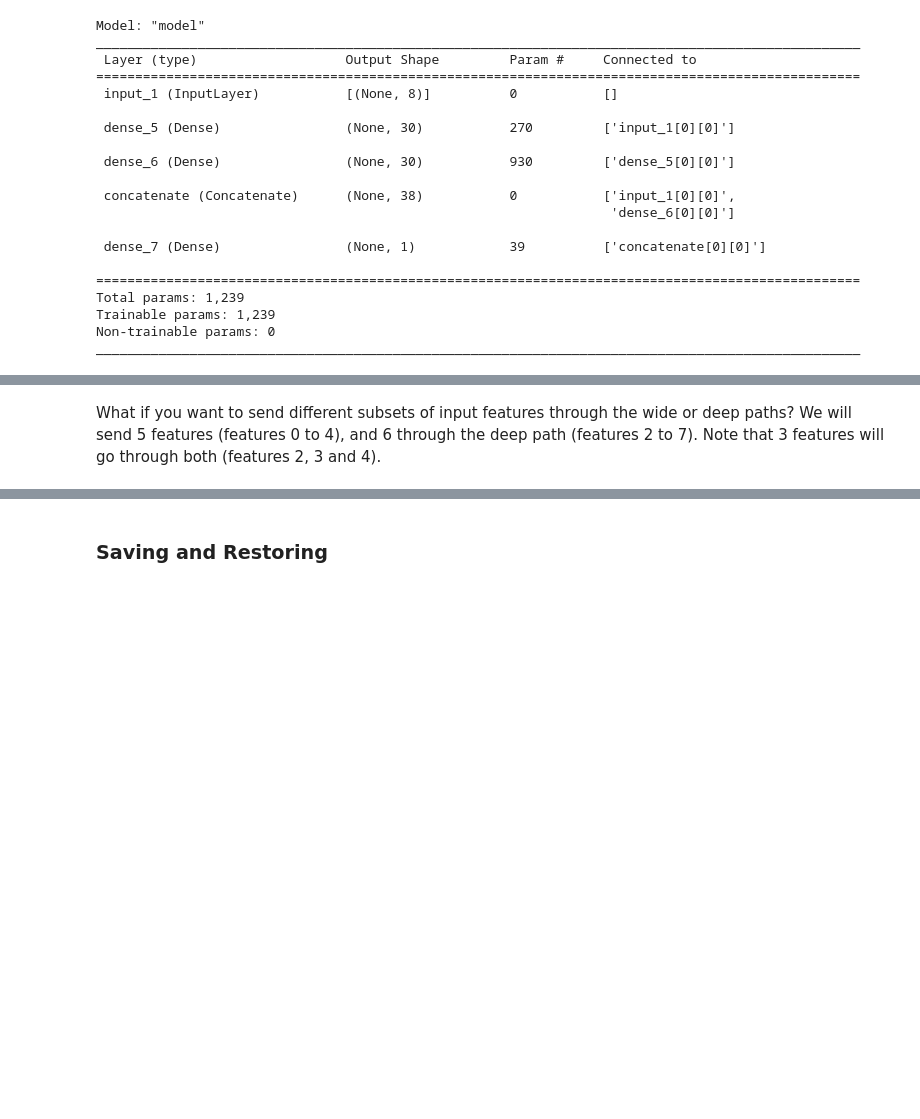
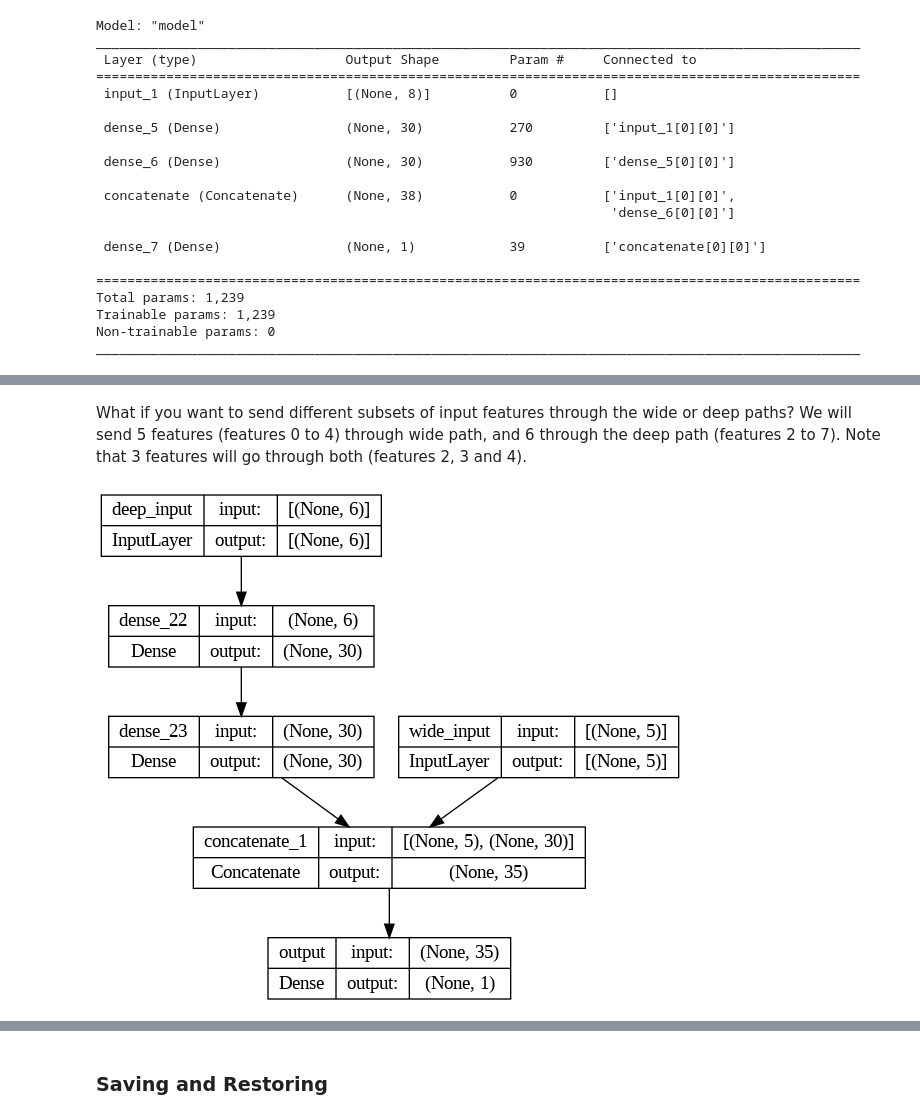
Before and after one commit to Snehashis111/AdvancedML, a Jupyter notebook: Deep_Learning_methods.ipynb, the cells around one changed output, grey strips where cells are left out. Saved outputs shown, nothing was run; the diff lists cells and outputs as text; code cells hidden in the pictures; blank space fills up the shorter version.

```diff
--- a/Deep_Learning_methods.ipynb
+++ b/Deep_Learning_methods.ipynb
@@ -716,5 +725,5 @@ Epoch 20/20
 # %% [markdown]
-What if you want to send different subsets of input features through the wide or deep paths? We will send 5 features (features 0 to 4), and 6 through the deep path (features 2 to 7). Note that 3 features will go through both (features 2, 3 and 4).
+What if you want to send different subsets of input features through the wide or deep paths? We will send 5 features (features 0 to 4) through wide path, and 6 through the deep path (features 2 to 7). Note that 3 features will go through both (features 2, 3 and 4).
 # %%
 np.random.seed(42)
 tf.random.set_seed(42)
@@ -726,6 +735,10 @@ hidden2 = keras.layers.Dense(30, activation="relu")(hidden1)
 concat = keras.layers.concatenate([input_A, hidden2])
 output = keras.layers.Dense(1, name="output")(concat)
 model = keras.models.Model(inputs=[input_A, input_B], outputs=[output])
+# %%
+keras.utils.plot_model(model, to_file="model.png", show_shapes=True)
+# %% [output]
+[figure, added]
 # %%
 model.compile(loss="mse", optimizer=keras.optimizers.SGD(lr=1e-3))
 
```
Also changed, not shown: parts of 15 cells of this notebook.
